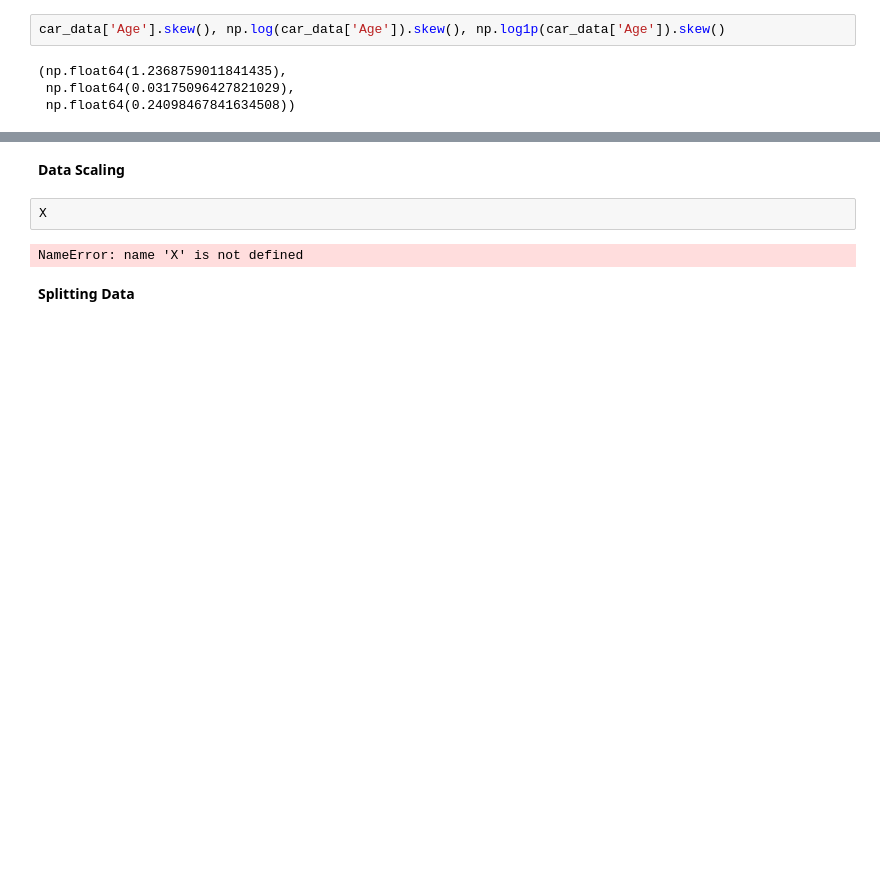
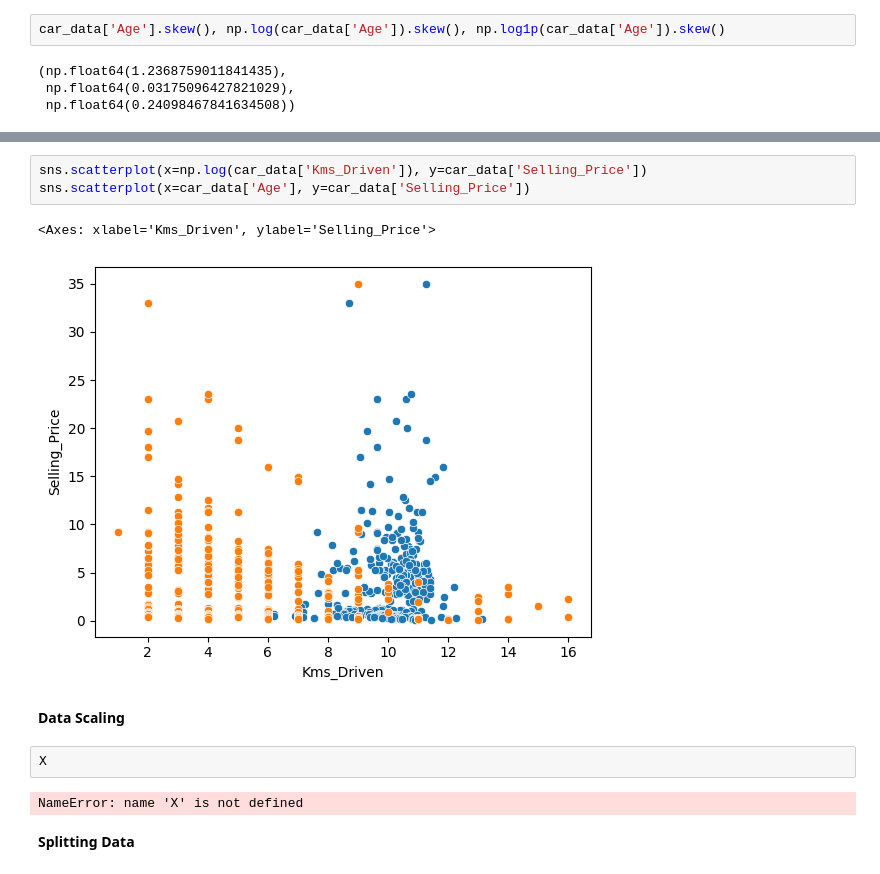
Before and after one commit to AichaELMouta/Car_Price_Prediction, a Jupyter notebook: car_price_prediction.ipynb, the cells around one changed output, grey strips where cells are left out. Drawn from its saved outputs; the diff is of its cells as text; blank space fills up the shorter version.

```diff
--- a/car_price_prediction.ipynb
+++ b/car_price_prediction.ipynb
@@ -331,3 +341,9 @@ car_data['Age'].skew(), np.log(car_data['Age']).skew(), np.log1p(car_data['Age']
+# %%
+sns.scatterplot(x=np.log(car_data['Kms_Driven']), y=car_data['Selling_Price'])
+sns.scatterplot(x=car_data['Age'], y=car_data['Selling_Price'])
+# %% [output]
+<Axes: xlabel='Kms_Driven', ylabel='Selling_Price'>
+[figure, added]
 # %% [markdown]
 **Data Scaling**
 # %%
```
Also changed, not shown: parts of 5 cells of this notebook.
